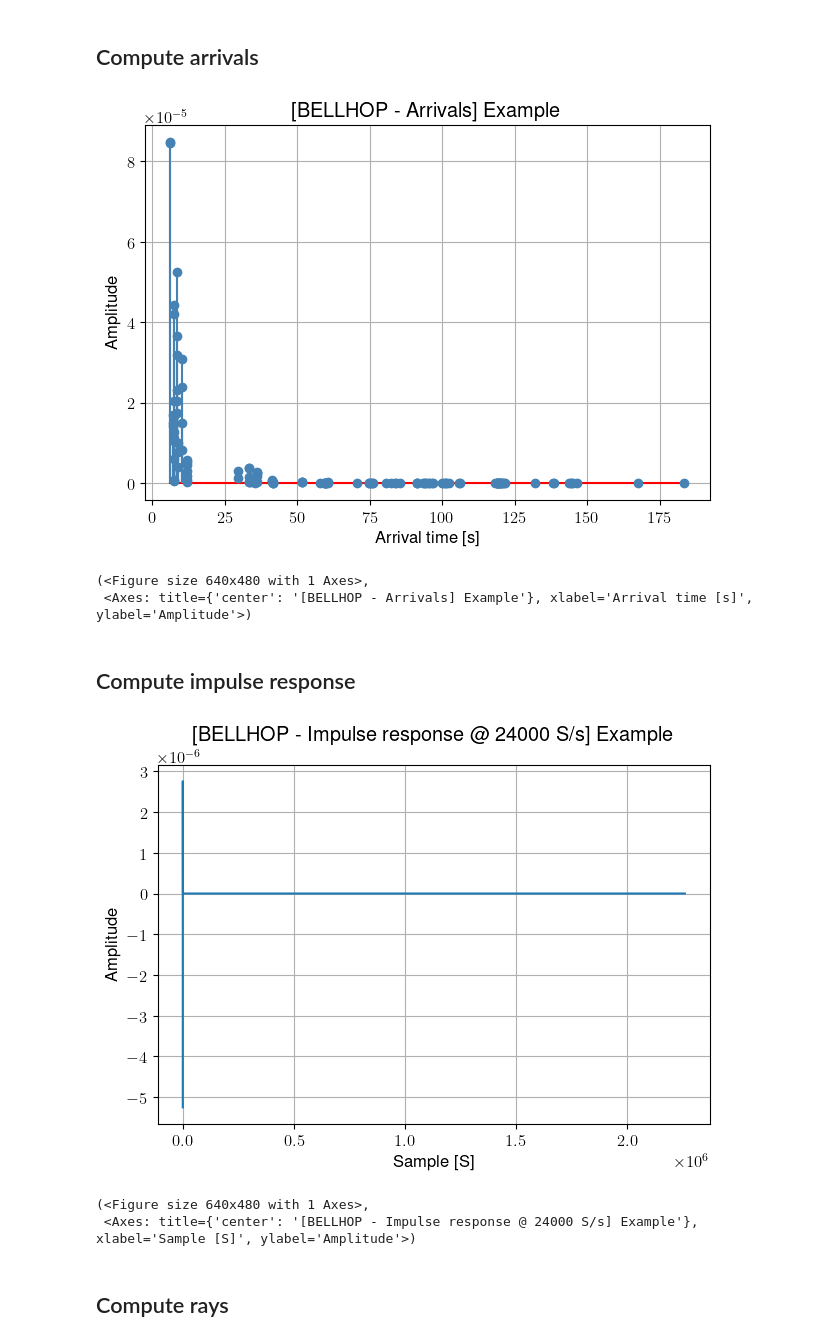
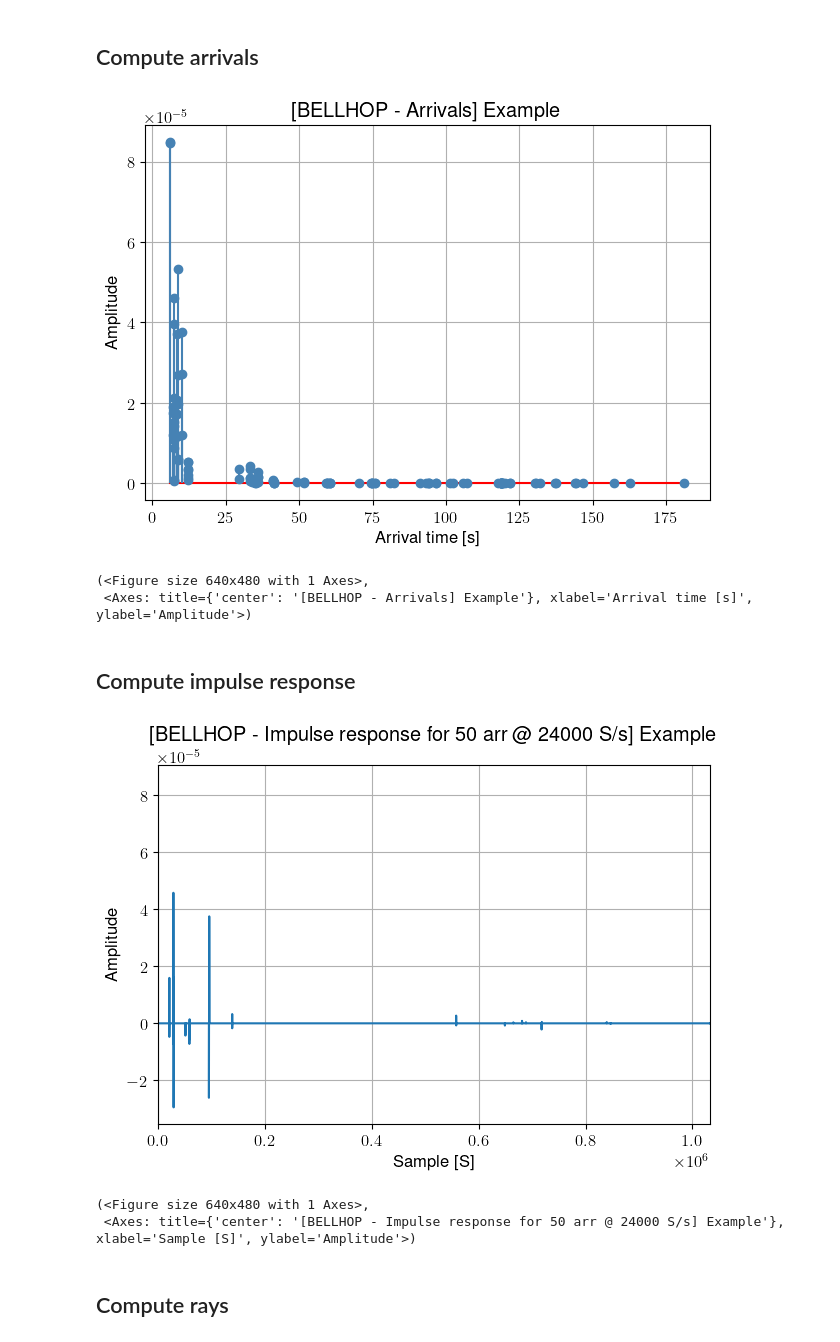
Before and after one commit to ErVuL/uAcoustics, a Jupyter notebook: python/BELLHOP.ipynb, the cells around one changed output. Cells and saved outputs as stored; diff of their text form; code cells hidden in the pictures.

```diff
--- a/python/BELLHOP.ipynb
+++ b/python/BELLHOP.ipynb
@@ -74,7 +74,7 @@ env = pm.make_env2d(
 
         # BELLHOP: Source directivity
         tx_beam         = np.column_stack((tx_angle,tx_level)),                # degree, dB
-        tx_nbeams       = 0,                                                   # 0 = automatic
+        tx_nbeam        = 0,                                                   # 0 = automatic
         tx_minAngle     = -180,                                                # deg
         tx_maxAngle     = 180,                                                 # deg
 
@@ -144,18 +144,18 @@ env = BELLHOP.set_env(env)
 BELLHOP.compute_arrivals()
 BELLHOP.plot_arrivals()
 # %% [output]
-[figure, old version]
+[figure, new version]
 (<Figure size 640x480 with 1 Axes>,
  <Axes: title={'center': '[BELLHOP - Arrivals] Example'}, xlabel='Arrival time [s]', ylabel='Amplitude'>)
 # %% [markdown]
 ## Compute impulse response
 # %%
-BELLHOP.compute_impulse_respsonse(fs=24000, nArrivals=10)
-BELLHOP.plot_impulse_response()
+BELLHOP.compute_impulse_respsonse(fs=24000, nArrivals=100)
+BELLHOP.plot_impulse_response(nArrivals=50)
 # %% [output]
-[figure, old version]
+[figure, new version]
 (<Figure size 640x480 with 1 Axes>,
- <Axes: title={'center': '[BELLHOP - Impulse response @ 24000 S/s] Example'}, xlabel='Sample [S]', ylabel='Amplitude'>)
+ <Axes: title={'center': '[BELLHOP - Impulse response for 50 arr @ 24000 S/s] Example'}, xlabel='Sample [S]', ylabel='Amplitude'>)
 # %% [markdown]
 ## Compute rays
 # %%
```
Also changed, not shown: parts of 2 cells of this notebook, 2 other files.
